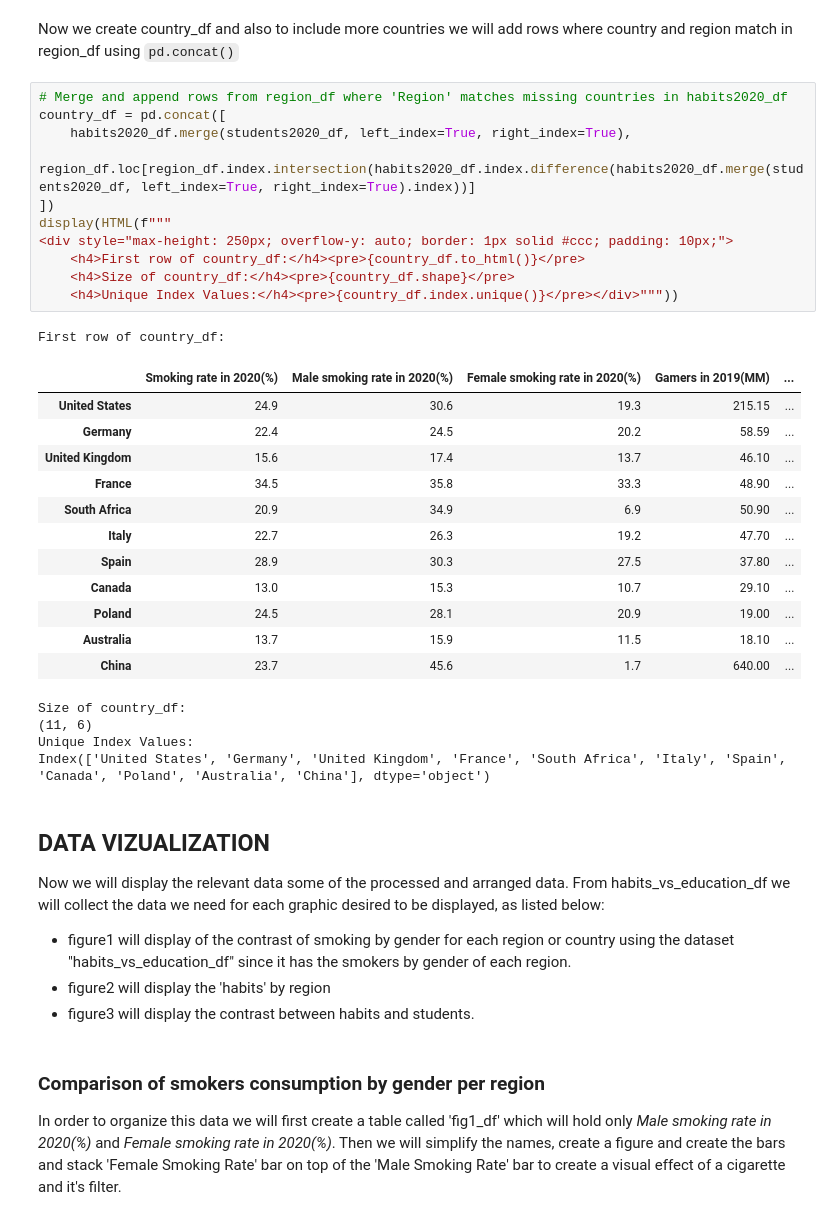
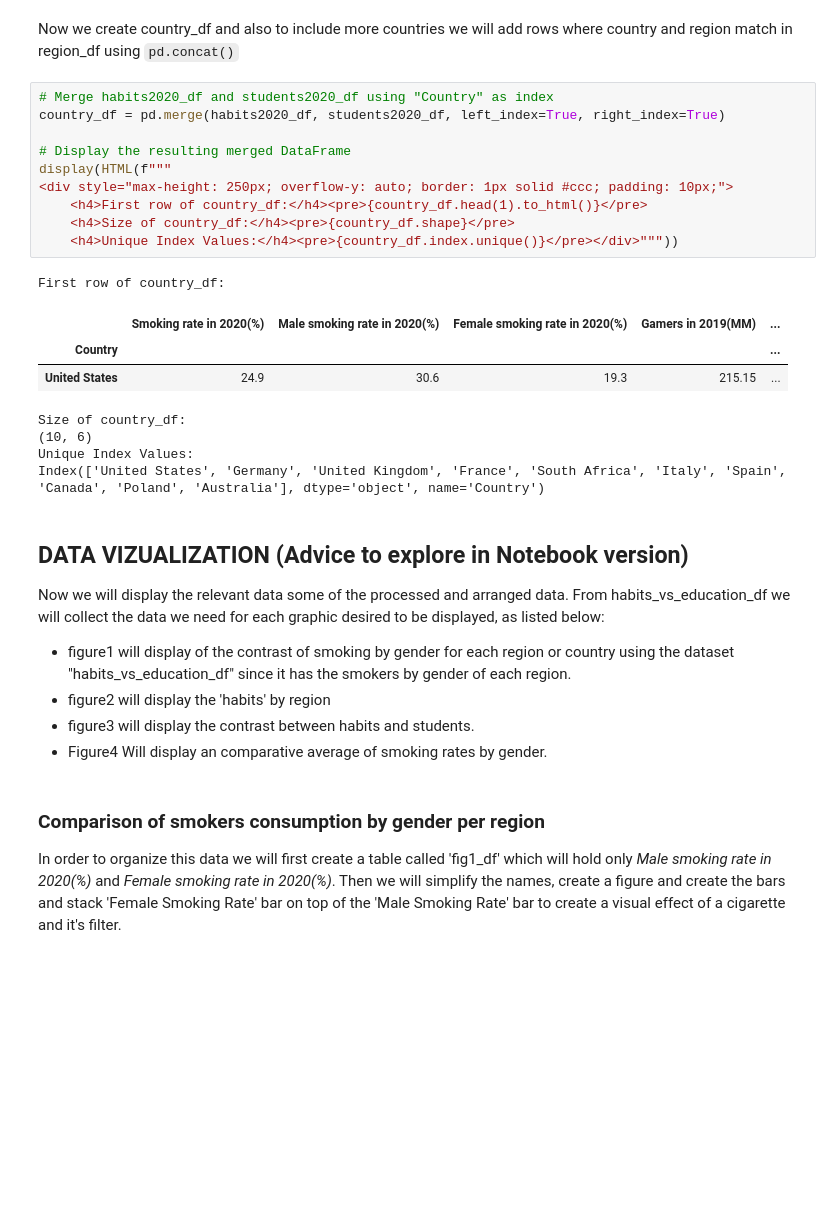
Before and after one commit to DefoNotGus/DV_assesment, a Jupyter notebook: DV_assesment.ipynb, the cells around one changed output. Saved outputs shown, nothing was run; the diff lists cells and outputs as text; blank space fills up the shorter version.

```diff
--- a/DV_assesment.ipynb
+++ b/DV_assesment.ipynb
@@ -679,42 +680,33 @@ Index(['China', 'East Asia & Pacific', 'Europe & Central Asia', 'Latin America &
 # %% [markdown]
 Now we create country_df and also to include more countries we will add rows where country and region match in region_df using `pd.concat()`
 # %%
-# Merge and append rows from region_df where 'Region' matches missing countries in habits2020_df
-country_df = pd.concat([
-    habits2020_df.merge(students2020_df, left_index=True, right_index=True),
-    region_df.loc[region_df.index.intersection(habits2020_df.index.difference(habits2020_df.merge(students2020_df, left_index=True, right_index=True).index))]
-])
+# Merge habits2020_df and students2020_df using "Country" as index
+country_df = pd.merge(habits2020_df, students2020_df, left_index=True, right_index=True)
+
+# Display the resulting merged DataFrame
 display(HTML(f"""
 <div style="max-height: 250px; overflow-y: auto; border: 1px solid #ccc; padding: 10px;">
-    <h4>First row of country_df:</h4><pre>{country_df.to_html()}</pre>
+    <h4>First row of country_df:</h4><pre>{country_df.head(1).to_html()}</pre>
     <h4>Size of country_df:</h4><pre>{country_df.shape}</pre>
     <h4>Unique Index Values:</h4><pre>{country_df.index.unique()}</pre></div>"""))
 # %% [output]
 First row of country_df:
 |  | Smoking rate in 2020(%) | Male smoking rate in 2020(%) | Female smoking rate in 2020(%) | Gamers in 2019(MM) | ... |
+| Country |  |  |  |  | ... |
 | United States | 24.9 | 30.6 | 19.3 | 215.15 | ... |
-| Germany | 22.4 | 24.5 | 20.2 | 58.59 | ... |
-| United Kingdom | 15.6 | 17.4 | 13.7 | 46.10 | ... |
-| France | 34.5 | 35.8 | 33.3 | 48.90 | ... |
-| South Africa | 20.9 | 34.9 | 6.9 | 50.90 | ... |
-| Italy | 22.7 | 26.3 | 19.2 | 47.70 | ... |
-| Spain | 28.9 | 30.3 | 27.5 | 37.80 | ... |
-| Canada | 13.0 | 15.3 | 10.7 | 29.10 | ... |
-| Poland | 24.5 | 28.1 | 20.9 | 19.00 | ... |
-| Australia | 13.7 | 15.9 | 11.5 | 18.10 | ... |
-| China | 23.7 | 45.6 | 1.7 | 640.00 | ... |
 Size of country_df:
-(11, 6)
+(10, 6)
 Unique Index Values:
-Index(['United States', 'Germany', 'United Kingdom', 'France', 'South Africa', 'Italy', 'Spain', 'Canada', 'Poland', 'Australia', 'China'], dtype='object')
+Index(['United States', 'Germany', 'United Kingdom', 'France', 'South Africa', 'Italy', 'Spain', 'Canada', 'Poland', 'Australia'], dtype='object', name='Country')
 # %% [markdown]
-## DATA VIZUALIZATION
+## DATA VIZUALIZATION (Advice to explore in Notebook version)
 
 Now we will display the relevant data some of the processed and arranged data. From habits_vs_education_df we will collect the data we need for each graphic desired to be displayed, as listed below:
 
 - figure1 will display of the contrast of smoking by gender for each region or country using the dataset "habits_vs_education_df" since it has the smokers by gender of each region.
 - figure2 will display the 'habits' by region
 - figure3 will display the contrast between habits and students.
+- Figure4 Will display an comparative average of smoking rates by gender.
 # %% [markdown]
 ### Comparison of smokers consumption by gender per region
 
```
Also changed, not shown: parts of 17 cells of this notebook, 25 other files.
